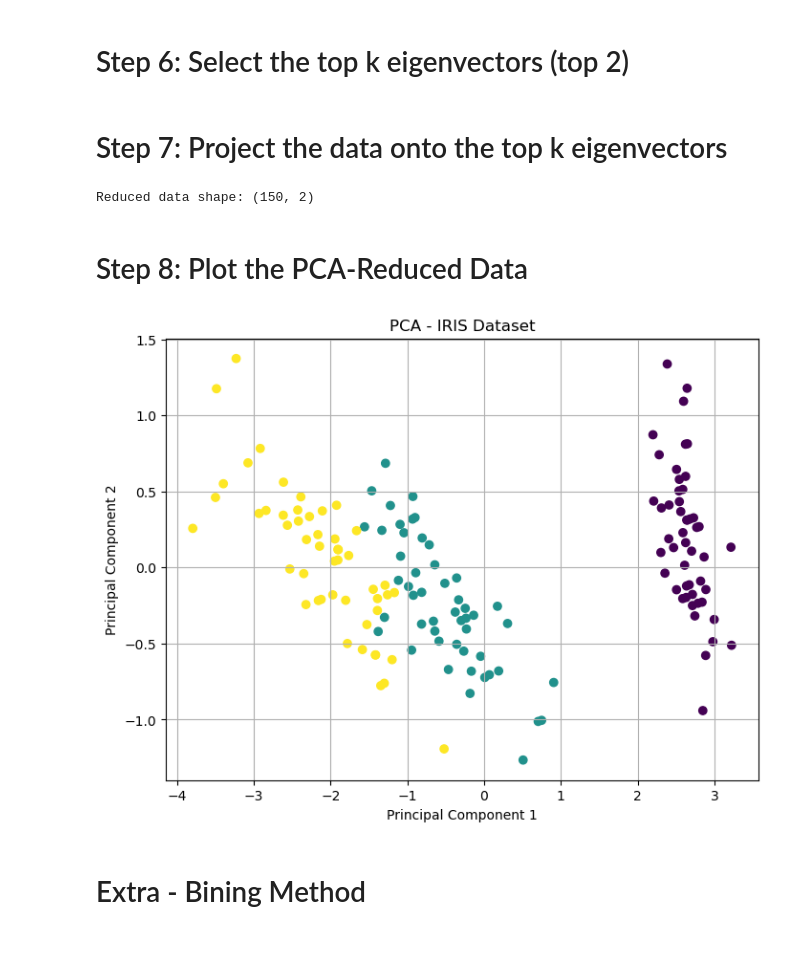
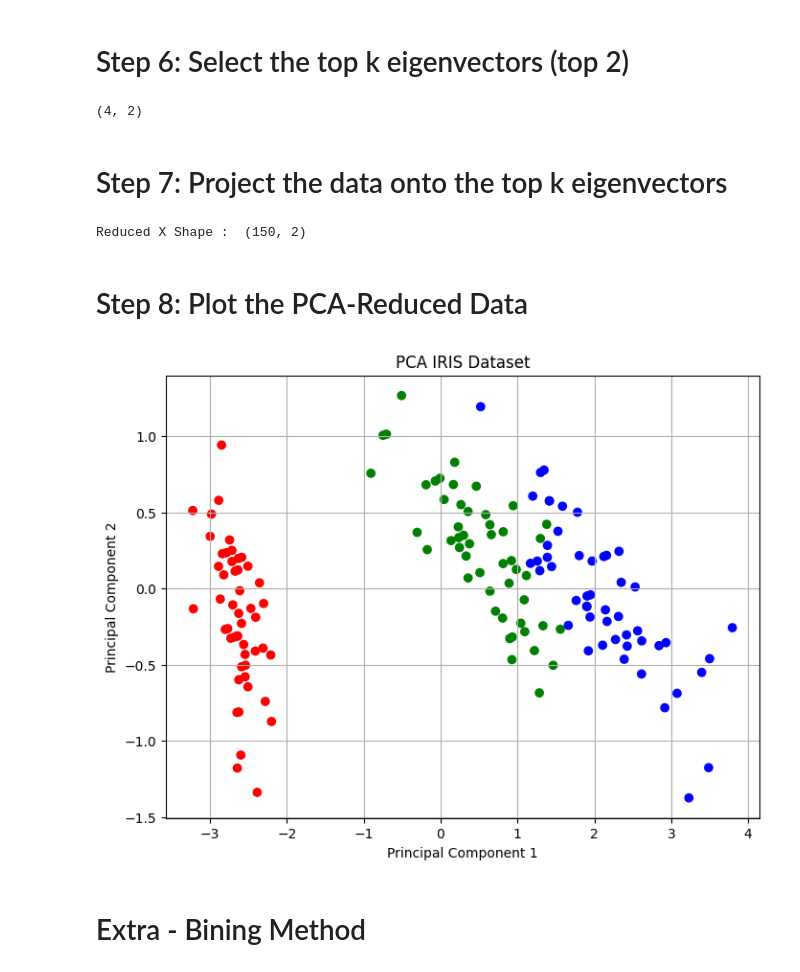
Before and after one commit to KUNJ-CP23/Sem5, a Jupyter notebook: Data Mining/Lab6.ipynb, the cells around one changed output. Saved outputs shown, nothing was run; the diff lists cells and outputs as text; code cells hidden in the pictures; blank space fills up the shorter version.

```diff
--- a/Data Mining/Lab6.ipynb
+++ b/Data Mining/Lab6.ipynb
@@ -80,8 +80,15 @@ df
 # Step 2: Standardize the data (zero mean)
 # %%
 X = df.drop(columns="species")
-Y = df["species"]
+Y = df["species"].values
 
 print("Original X Shape : ",X.shape)
-# print("Original Y Shape : ",Y.shape)
+#  print("Original Y Shape : ",Y)
+
+species_mapping = {
+    "setosa": 'r',
+    "versicolor": 'g',
+    "virginica": 'b'
+}
+df['species_color'] = df['species'].map(species_mapping)
 # %% [output]
@@ -151,19 +159,38 @@ EigenVectors :  [[ 0.36138659 -0.65658877 -0.58202985  0.31548719]
 # Step 5: Compute eigenvalues and eigenvectors
 # %%
 # done above
+sorted_index = np.argsort(eigenvalues)[::-1]
+sortred_eigenvalues = eigenvalues[sorted_index]
+sorted_eigenvectors = eigenvectors[:, sorted_index]
 # %% [markdown]
 # Step 6: Select the top k eigenvectors (top 2)
+# %%
+k = 2
+eigenvector_subset = sorted_eigenvectors[:, 0:k]
+eigenvector_subset.shape
+# %% [output]
+(4, 2)
 # %% [markdown]
 # Step 7: Project the data onto the top k eigenvectors
 # %%
-# Stack QUEST ytube vid channel
+
+X_reduced = np.dot(X_zero_mean, eigenvector_subset)
+print("Reduced X Shape : ",X_reduced.shape)
 # %% [output]
-Reduced data shape: (150, 2)
+Reduced X Shape :  (150, 2)
 # %% [markdown]
 # Step 8: Plot the PCA-Reduced Data
 # %%
+import matplotlib.pyplot as plt
+plt.figure(figsize=(8,6))
+plt.scatter(X_reduced[:, 0], X_reduced[:, 1],c=df['species_color'])
+plt.xlabel('Principal Component 1')
+plt.ylabel('Principal Component 2')
+plt.title('PCA IRIS Dataset')
+plt.grid(True)
+plt.show()
 # %% [output]
-[figure, old version]
+[figure, new version]
 # %% [markdown]
 # Extra - Bining Method
 # %% [markdown]
```
Also changed, not shown: parts of 2 cells of this notebook.
